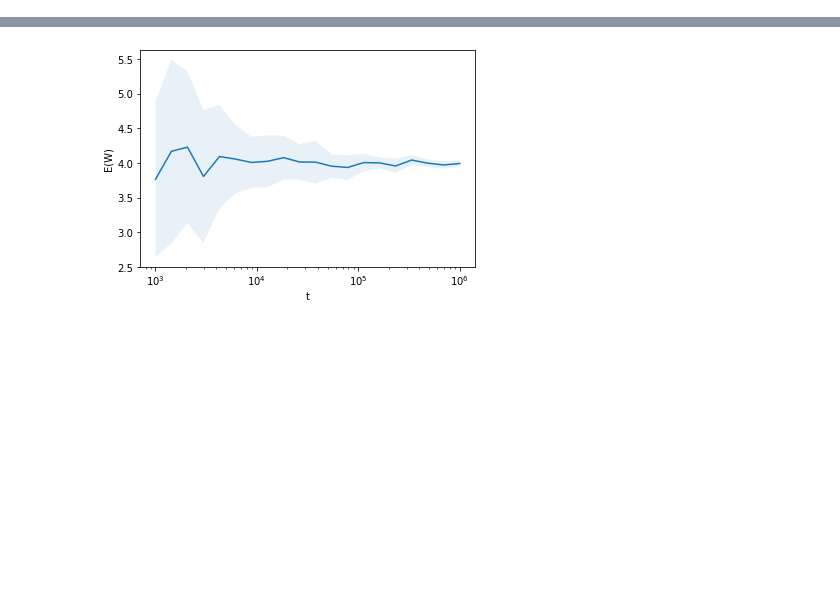
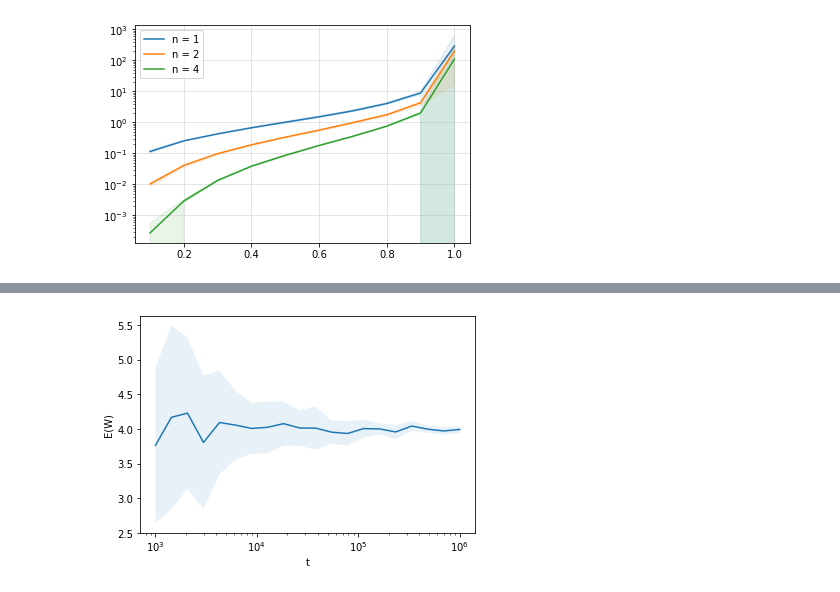
Before and after one commit to Maloup/Stochastic_assignment_2, a Jupyter notebook: Result_visualization.ipynb, the cells around one changed output, grey strips where cells are left out. Cells and saved outputs as stored; diff of their text form; code cells hidden in the pictures; blank space fills up the shorter version.

Commit message:
Plottingtons

```diff
--- a/Result_visualization.ipynb
+++ b/Result_visualization.ipynb
@@ -104,3 +93,45 @@ def vary_t(min_exp, max_exp, seed, arrival_rate, capacity_server, n_server=1, st
         p.join()
 
     return  [list(t) for t in results], t_range
+# %%
+if False:
+    shelf = shelve.open("Arrays/rho_parameter")
+    varying_rho_data = []
+    rhos = None
+
+    for i, n_server in enumerate((1, 2, 4)):
+        run_data, rhos_ = vary_rho(2378392, 1, t_length=10e4, n_runs=5, n_server=n_server)
+        rhos = rhos_
+        varying_rho_data.append(run_data)
+
+    shelf["vary_rho_results"] = varying_rho_data
+    shelf["rhos"] = rhos
+    shelf.close()
+# %%
+shelf = shelve.open("Arrays/rho_parameter")
+varying_rho_data = shelf["vary_rho_results"]
+rhos = shelf["rhos"]
+shelf.close()
+# %%
+#fig = plt.figure(figsize=(16.5, 4))
+
+labels = ("n = 1", "n = 2", "n = 4")
+colors = ("tab:blue", "tab:orange", "tab:green")
+
+for i, n_server in enumerate((1, 2, 4)):
+    #ax = fig.add_subplot(1, 3, i+1)
+    #ax.set_title(f"n = {n_server}")
+    #ax.set_xlabel("rho")
+    run_data = varying_rho_data[i]
+    run_data_mean = np.mean(run_data, axis=0)
+    a = [sp_confidence_interval(samples) for samples in np.array(run_data).T]
+    run_data_std = np.std(run_data, axis=0, ddof=1)
+    plt.plot(rhos, run_data_mean, label=labels[i], color=colors[i])
+    plt.fill_between(rhos, run_data_mean - a, run_data_mean + a, alpha=0.1, color=colors[i])
+    plt.yscale("log")
+    plt.grid(alpha=0.4)
+
+plt.legend()
+plt.show()
+# %% [output]
+[figure, added]
```
Also changed, not shown: parts of 9 cells of this notebook, 3 other files.
